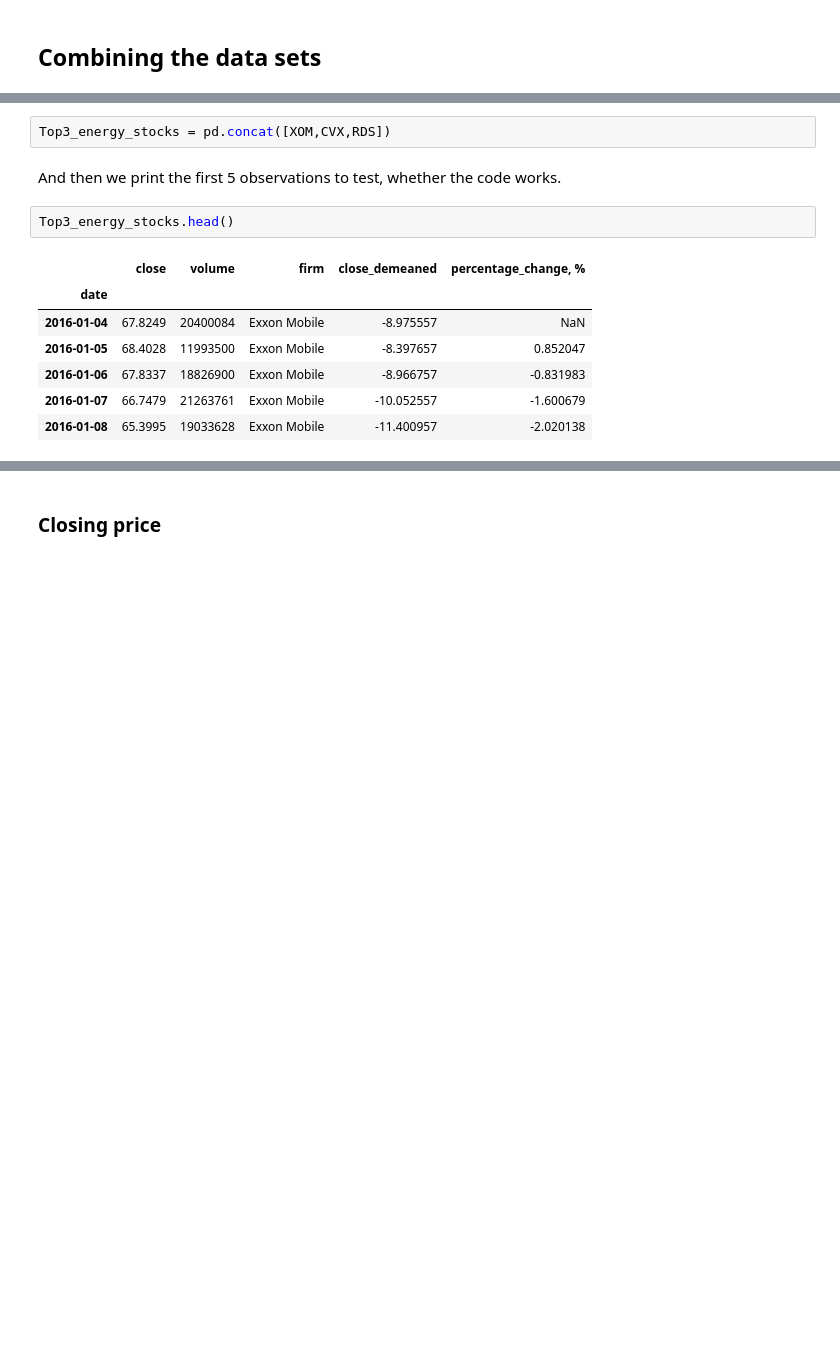
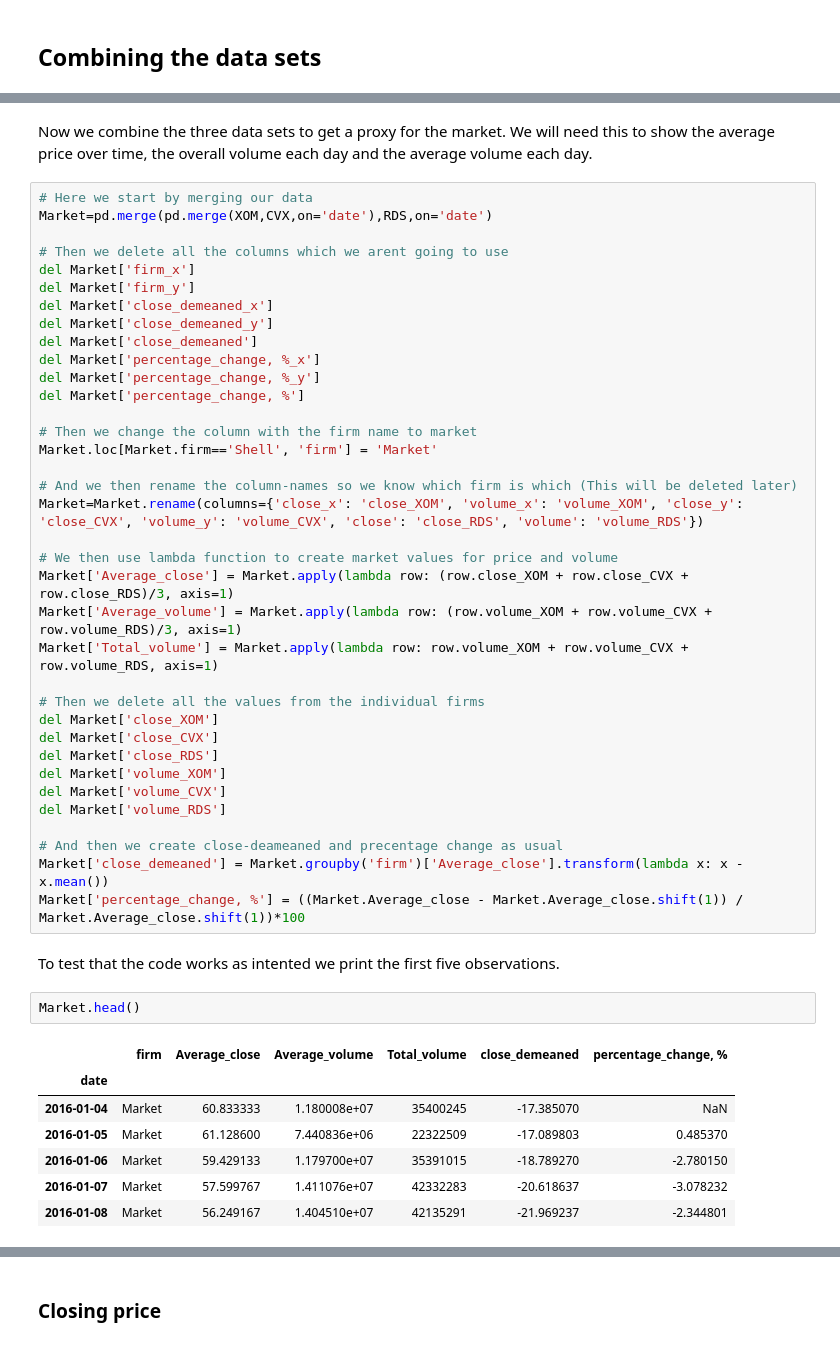
Before and after one commit to NumEconCopenhagen/projects-2019-chh-jmk, a Jupyter notebook: dataproject/dataproject.ipynb, the cells around one changed output, grey strips where cells are left out. Saved outputs shown, nothing was run; the diff lists cells and outputs as text; blank space fills up the shorter version.

```diff
--- a/dataproject/dataproject.ipynb
+++ b/dataproject/dataproject.ipynb
@@ -139,14 +143,50 @@ RDS.head()
-# %%
-Top3_energy_stocks = pd.concat([XOM,CVX,RDS])
-# %% [markdown]
-And then we print the first 5 observations to test, whether the code works.
+# %% [markdown]
+Now we combine the three data sets to get a proxy for the market. We will need this to show the average price over time, the overall volume each day and the average volume each day.
+# %%
+# Here we start by merging our data
+Market=pd.merge(pd.merge(XOM,CVX,on='date'),RDS,on='date')
+
+# Then we delete all the columns which we arent going to use
+del Market['firm_x']
+del Market['firm_y']
+del Market['close_demeaned_x']
+del Market['close_demeaned_y']
+del Market['close_demeaned']
+del Market['percentage_change, %_x']
+del Market['percentage_change, %_y']
+del Market['percentage_change, %']
+
+# Then we change the column with the firm name to market
+Market.loc[Market.firm=='Shell', 'firm'] = 'Market'
+
+# And we then rename the column-names so we know which firm is which (This will be deleted later)
+Market=Market.rename(columns={'close_x': 'close_XOM', 'volume_x': 'volume_XOM', 'close_y': 'close_CVX', 'volume_y': 'volume_CVX', 'close': 'close_RDS', 'volume': 'volume_RDS'})
+
+# We then use lambda function to create market values for price and volume
+Market['Average_close'] = Market.apply(lambda row: (row.close_XOM + row.close_CVX + row.close_RDS)/3, axis=1)
+Market['Average_volume'] = Market.apply(lambda row: (row.volume_XOM + row.volume_CVX + row.volume_RDS)/3, axis=1)
+Market['Total_volume'] = Market.apply(lambda row: row.volume_XOM + row.volume_CVX + row.volume_RDS, axis=1)
+
+# Then we delete all the values from the individual firms
+del Market['close_XOM']
+del Market['close_CVX']
+del Market['close_RDS']
+del Market['volume_XOM']
+del Market['volume_CVX']
+del Market['volume_RDS']
+
+# And then we create close-deameaned and precentage change as usual
+Market['close_demeaned'] = Market.groupby('firm')['Average_close'].transform(lambda x: x - x.mean())
+Market['percentage_change, %'] = ((Market.Average_close - Market.Average_close.shift(1)) / Market.Average_close.shift(1))*100
+# %% [markdown]
+To test that the code works as intented we print the first five observations.
 # %%
-Top3_energy_stocks.head()
+Market.head()
 # %% [output]
-|  | close | volume | firm | close_demeaned | percentage_change, % |
-| date |  |  |  |  |  |
-| 2016-01-04 | 67.8249 | 20400084 | Exxon Mobile | -8.975557 | NaN |
-| 2016-01-05 | 68.4028 | 11993500 | Exxon Mobile | -8.397657 | 0.852047 |
-| 2016-01-06 | 67.8337 | 18826900 | Exxon Mobile | -8.966757 | -0.831983 |
-| 2016-01-07 | 66.7479 | 21263761 | Exxon Mobile | -10.052557 | -1.600679 |
-| 2016-01-08 | 65.3995 | 19033628 | Exxon Mobile | -11.400957 | -2.020138 |
+|  | firm | Average_close | Average_volume | Total_volume | close_demeaned | percentage_change, % |
+| date |  |  |  |  |  |  |
+| 2016-01-04 | Market | 60.833333 | 1.180008e+07 | 35400245 | -17.385070 | NaN |
+| 2016-01-05 | Market | 61.128600 | 7.440836e+06 | 22322509 | -17.089803 | 0.485370 |
+| 2016-01-06 | Market | 59.429133 | 1.179700e+07 | 35391015 | -18.789270 | -2.780150 |
+| 2016-01-07 | Market | 57.599767 | 1.411076e+07 | 42332283 | -20.618637 | -3.078232 |
+| 2016-01-08 | Market | 56.249167 | 1.404510e+07 | 42135291 | -21.969237 | -2.344801 |
```
Also changed, not shown: parts of 51 cells of this notebook, 4 other files.
